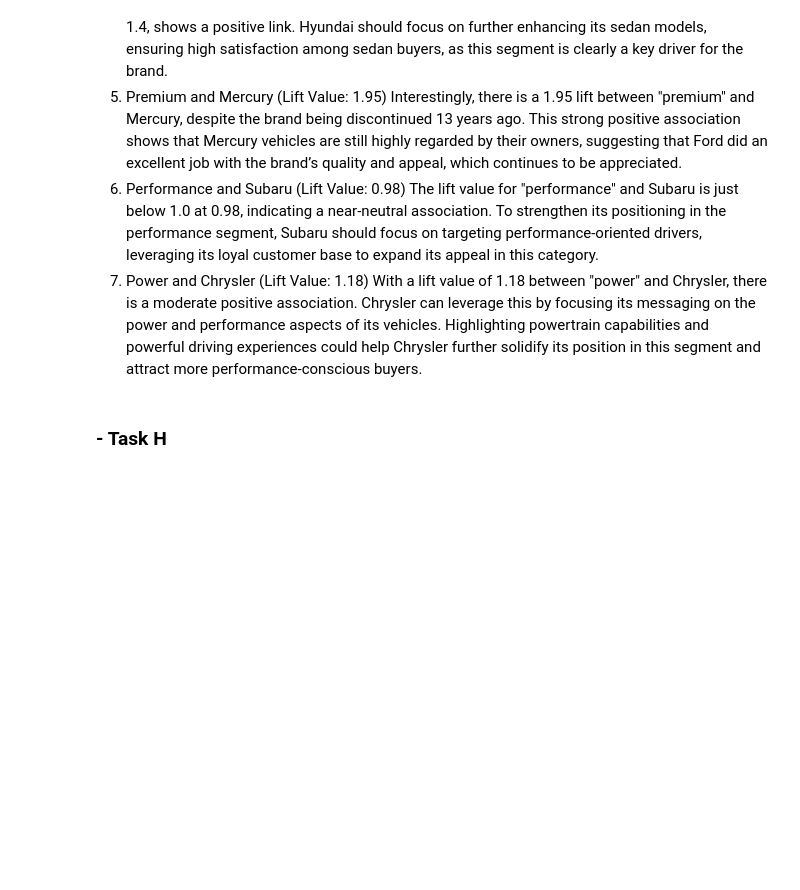
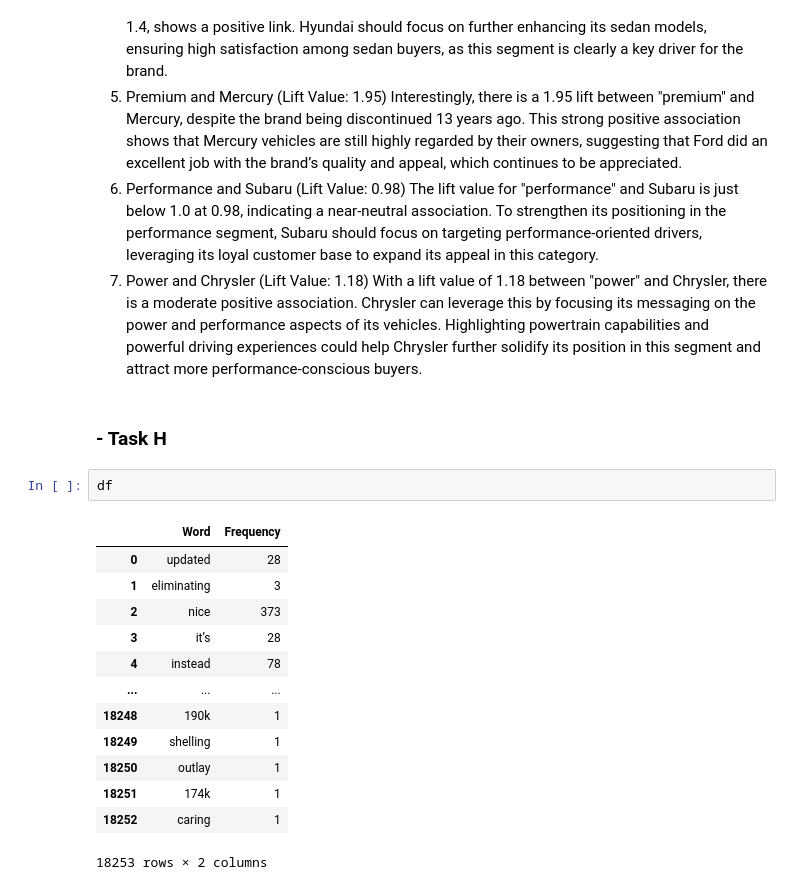
Before and after one commit to biagi0/Unstructured_Data_Projects, a Jupyter notebook: Assignment_One/Assignment_One_Consolidated.ipynb, the cells around one changed output. Drawn from its saved outputs; the diff is of its cells as text; blank space fills up the shorter version.

```diff
--- a/Assignment_One/Assignment_One_Consolidated.ipynb
+++ b/Assignment_One/Assignment_One_Consolidated.ipynb
@@ -1039,3 +1018,19 @@ The lift value for "performance" and Subaru is just below 1.0 at 0.98, indicatin
 With a lift value of 1.18 between "power" and Chrysler, there is a moderate positive association. Chrysler can leverage this by focusing its messaging on the power and performance aspects of its vehicles. Highlighting powertrain capabilities and powerful driving experiences could help Chrysler further solidify its position in this segment and attract more performance-conscious buyers.
 # %% [markdown]
 ### - Task H
+# %%
+df
+# %% [output]
+|  | Word | Frequency |
+| 0 | updated | 28 |
+| 1 | eliminating | 3 |
+| 2 | nice | 373 |
+| 3 | it’s | 28 |
+| 4 | instead | 78 |
+| ... | ... | ... |
+| 18248 | 190k | 1 |
+| 18249 | shelling | 1 |
+| 18250 | outlay | 1 |
+| 18251 | 174k | 1 |
+| 18252 | caring | 1 |
+18253 rows × 2 columns
```
Also changed, not shown: parts of 8 cells of this notebook, 2 other files.
